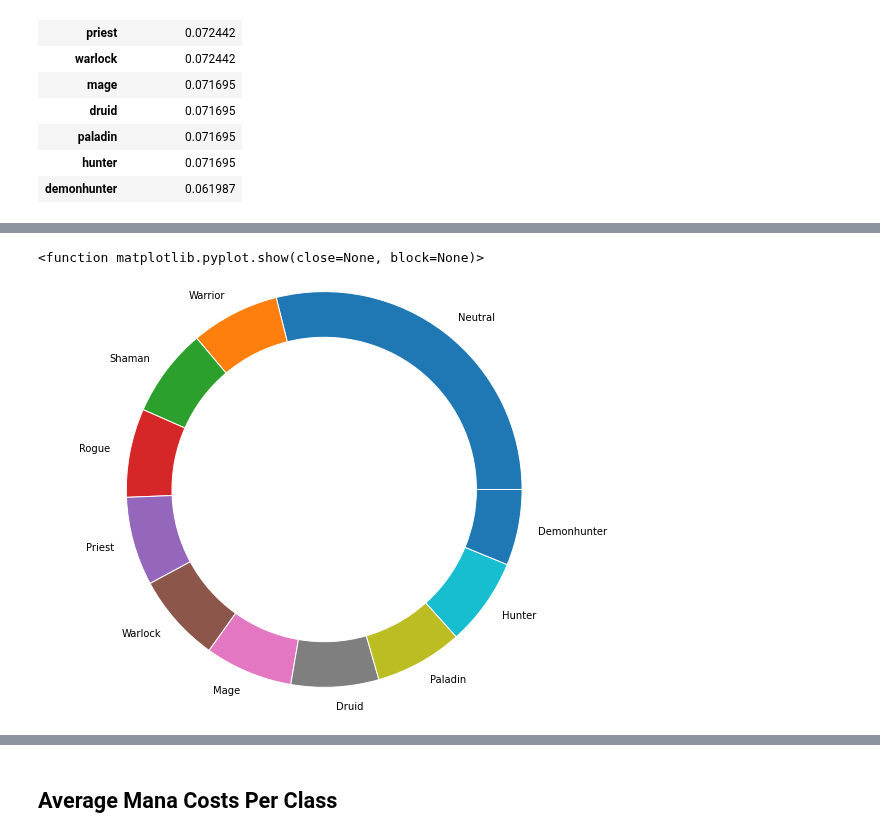
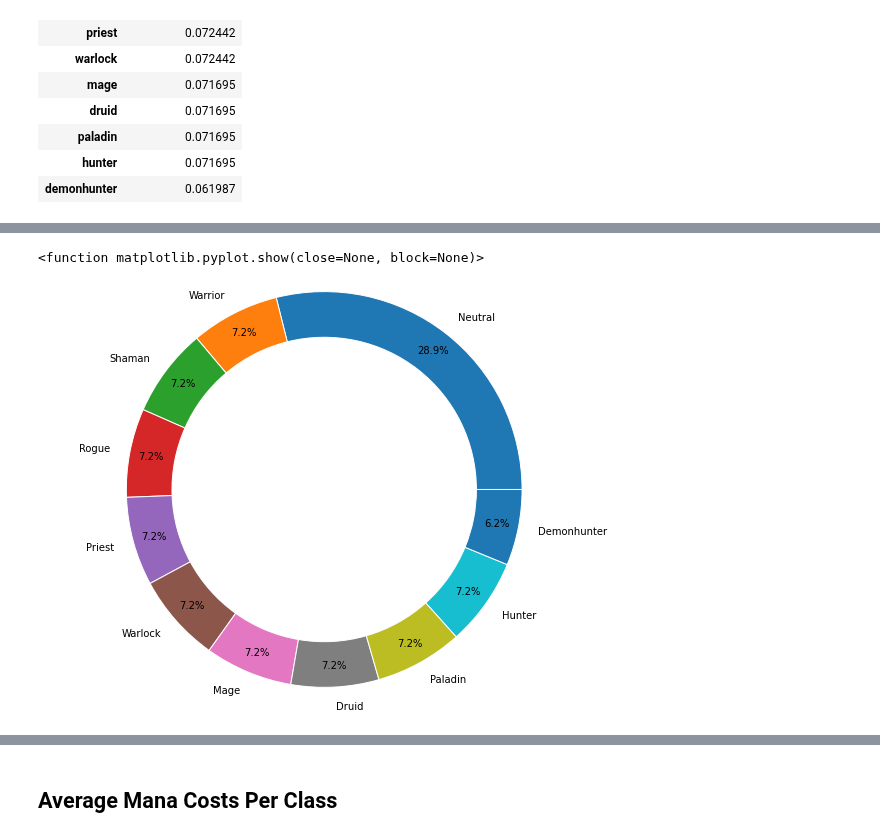
Before and after one commit to SamuelD-Data/hearthstone_project, a Jupyter notebook: hearthstone_project_notebook.ipynb, the cells around one changed output, grey strips where cells are left out. Cells and saved outputs as stored; diff of their text form; code cells hidden in the pictures.

```diff
--- a/hearthstone_project_notebook.ipynb
+++ b/hearthstone_project_notebook.ipynb
@@ -605,13 +653,22 @@ hero_dist_df
 # %%
+# setting values for outer ring
 major_pie_groups = [classname.title() for classname in hero_dist_df.index]
 major_group_sizes = [percent for percent in hero_dist_df.hero_class_percent]
 
-# First Ring (outside)
+# setting values for inner ring
+
+
+# creating outside ring
 fig, ax = plt.subplots()
 ax.axis('equal')
-mypie, _ = ax.pie(major_group_sizes, radius=1.3, labels = major_pie_groups)
+mypie, _, autotexts = ax.pie(major_group_sizes, radius=1.3, labels = major_pie_groups, autopct='%1.1f%%', pctdistance= .89)
 plt.setp(mypie, width=0.3, edgecolor='white')
 plt.show
+
+# creating inner ring
+mypie2, _ = ax.pie(subgroup_size, radius=1.3-0.3, labels=subgroup_names, labeldistance=0.7, colors=[a(0.5), a(0.4), a(0.3), b(0.5), b(0.4), c(0.6), c(0.5), c(0.4), c(0.3), c(0.2)])
+plt.setp( mypie2, width=0.4, edgecolor='white')
+plt.margins(0,0)
 # %% [output]
 <function matplotlib.pyplot.show(close=None, block=None)>
-[figure, old version]
+[figure, new version]
```
Also changed, not shown: parts of 6 cells of this notebook.
